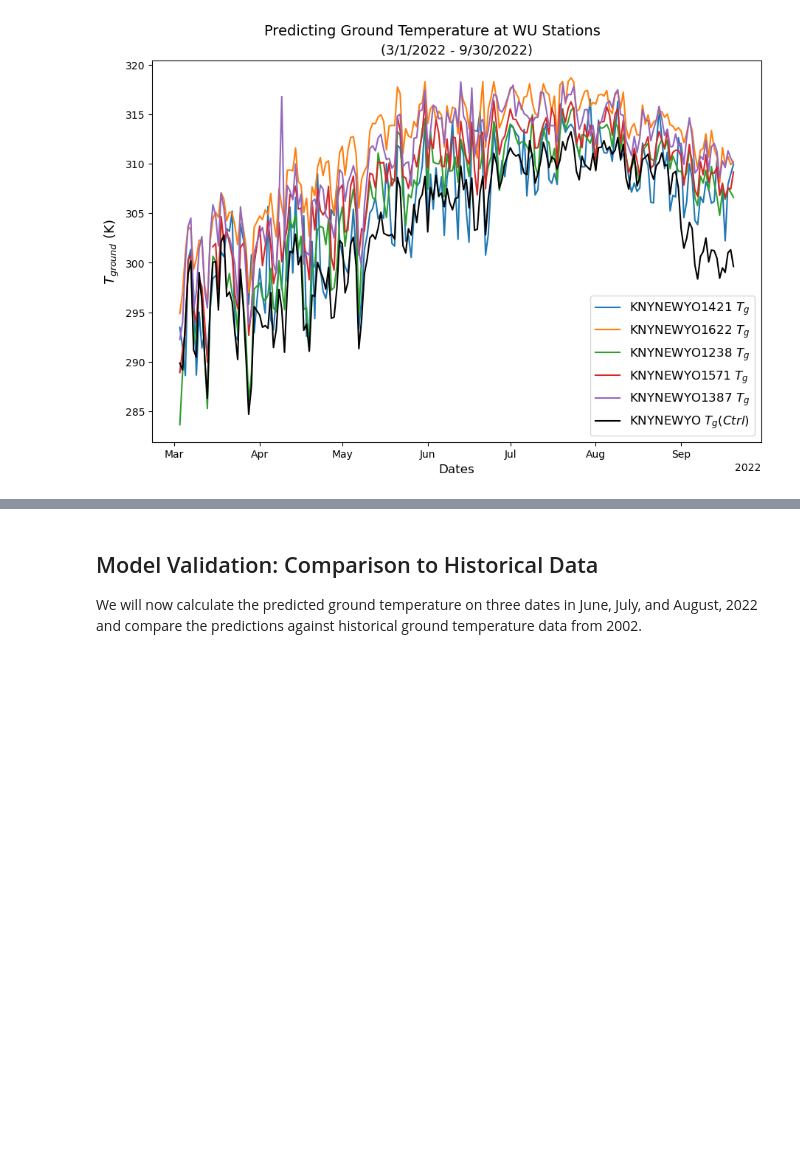
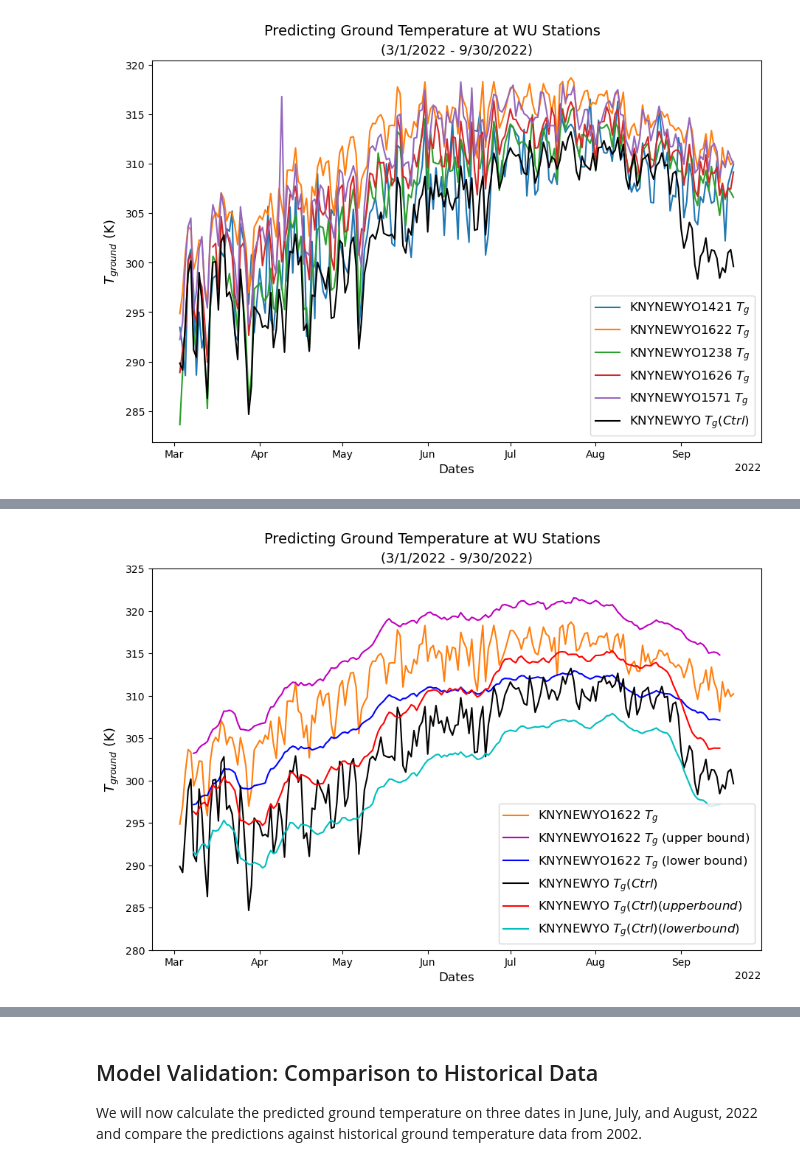
Before and after one commit to soph-loaf/aht_project, a Jupyter notebook: Temperature_Modeling_Results_SAL.ipynb, the cells around one changed output, grey strips where cells are left out. Cells and saved outputs as stored; diff of their text form; code cells hidden in the pictures; blank space fills up the shorter version.

```diff
--- a/Temperature_Modeling_Results_SAL.ipynb
+++ b/Temperature_Modeling_Results_SAL.ipynb
@@ -593,6 +601,5 @@ plt.show()
 # %%
 # plotting ground temperature predictions accounting for variable solar radiation
-fig = plt.figure(constrained_layout=True)
 fig = plt.figure(constrained_layout=True, figsize=(9,6.2))
 
 ax = plt.gca()
@@ -600,11 +607,8 @@ locator = mdates.AutoDateLocator()
 formatter = mdates.ConciseDateFormatter(locator)
 ax.xaxis.set_major_locator(locator)
 ax.xaxis.set_major_formatter(formatter)
-ax.plot(df_combo['DATE'], df_combo['T_ground_var'+wu_list[0]], markersize=2.5, label=r'KNYNEWYO'+wu_list[0]+' $T_g$')
-ax.plot(df_combo['DATE'], df_combo['T_ground_var'+wu_list[1]], markersize=2.5, label=r'KNYNEWYO'+wu_list[1]+' $T_g$')
-ax.plot(df_combo['DATE'], df_combo['T_ground_var'+wu_list[2]], markersize=2.5, label=r'KNYNEWYO'+wu_list[2]+' $T_g$')
-ax.plot(df_combo['DATE'], df_combo['T_ground_var'+wu_list[4]], markersize=2.5, label=r'KNYNEWYO'+wu_list[4]+' $T_g$')
-ax.plot(df_combo['DATE'], df_combo['T_ground_var'+wu_list[5]], markersize=2.5, label=r'KNYNEWYO'+wu_list[5]+' $T_g$')
+for i in range(len(wu_list_n)):
+    ax.plot(df_combo['DATE'], df_combo['T_ground_var'+wu_list_n[i]], markersize=2.5, label=r'KNYNEWYO'+wu_list[i]+' $T_{g}$')
 ax.plot(df_combo['DATE'], df_combo['T_ground_ctrl_var'], '-k', markersize=2.5, label=r'KNYNEWYO $T_g (Ctrl)$')
 
 ax.set_xlabel("Dates", fontsize=12)
@@ -618,0 +651,37 @@ plt.show()
+# %%
+# plotting ground temperature predictions accounting for variable solar radiation -- plotting upper and lower bounds
+fig = plt.figure(constrained_layout=True, figsize=(9,6.2))
+# smooth = 1
+kernel_size = 10
+snip = int(kernel_size/2)
+kernel = np.ones(kernel_size)/kernel_size
+
+ax = plt.gca()
+locator = mdates.AutoDateLocator()
+formatter = mdates.ConciseDateFormatter(locator)
+ax.xaxis.set_major_locator(locator)
+ax.xaxis.set_major_formatter(formatter)
+for i in range(1,2):
+# for i in range(len(wu_list_n)-4):
+    ax.plot(df_combo['DATE'], df_combo['T_ground_var'+wu_list_n[i]], '-', color='tab:orange', markersize=2.5, label=r'KNYNEWYO'+wu_list[i]+' $T_{g}$')
+    data_convolved_upper = np.convolve(df_combo['T_ground_upper'+wu_list_n[i]], kernel, mode='same')
+    ax.plot(df_combo['DATE'][snip:-snip], data_convolved_upper[snip:-snip], '-m', markersize=2.5, label=r'KNYNEWYO'+wu_list[i]+' $T_{g}$ (upper bound)')
+    # ax.plot(df_combo['DATE'][::smooth], df_combo['T_ground_upper'+wu_list_n[i]][::smooth], '-m', markersize=2.5, label=r'KNYNEWYO'+wu_list[i]+' $T_{g}$ (upper bound)')
+    data_convolved_lower = np.convolve(df_combo['T_ground_lower'+wu_list_n[i]], kernel, mode='same')
+    ax.plot(df_combo['DATE'][snip:-snip], data_convolved_lower[snip:-snip], '-b', markersize=2.5, label=r'KNYNEWYO'+wu_list[i]+' $T_{g}$ (lower bound)')
+    # ax.plot(df_combo['DATE'][::smooth], df_combo['T_ground_lower'+wu_list_n[i]][::smooth], '-b', markersize=2.5, label=r'KNYNEWYO'+wu_list[i]+' $T_{g}$ (lower bound)')
+ax.plot(df_combo['DATE'], df_combo['T_ground_ctrl_var'], '-k', markersize=2.5, label=r'KNYNEWYO $T_g (Ctrl)$')
+data_convolved_ctrl_upper = np.convolve(df_combo['T_ground_ctrl_upper'], kernel, mode='same')
+ax.plot(df_combo['DATE'][snip:-snip], data_convolved_ctrl_upper[snip:-snip], '-r', markersize=2.5, label=r'KNYNEWYO $T_g (Ctrl) (upper bound)$')
+data_convolved_ctrl_lower = np.convolve(df_combo['T_ground_ctrl_lower'], kernel, mode='same')
+ax.plot(df_combo['DATE'][snip:-snip], data_convolved_ctrl_lower[snip:-snip], '-c', markersize=2.5, label=r'KNYNEWYO $T_g (Ctrl) (lower bound)$')
+
+ax.set_xlabel("Dates", fontsize=12)
+ax.set_ylabel(r"$T_{ground}$ (K)", fontsize=13)
+plt.suptitle('Predicting Ground Temperature at WU Stations', fontsize=14)
+ax.set_title('(3/1/2022 - 9/30/2022)', fontsize=13)
+plt.legend(loc='lower right', fontsize=12)
+ax.set_ylim(280,325)
+plt.show()
+# %% [output]
+[figure, added]
```
Also changed, not shown: parts of 6 cells of this notebook, 2 other files.
